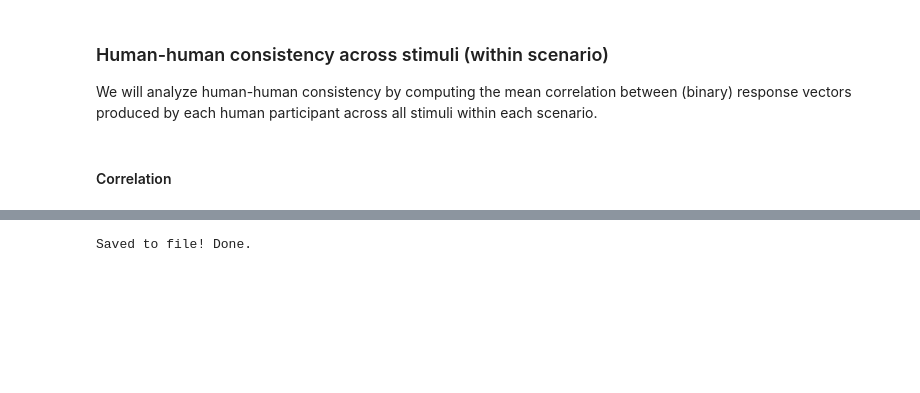
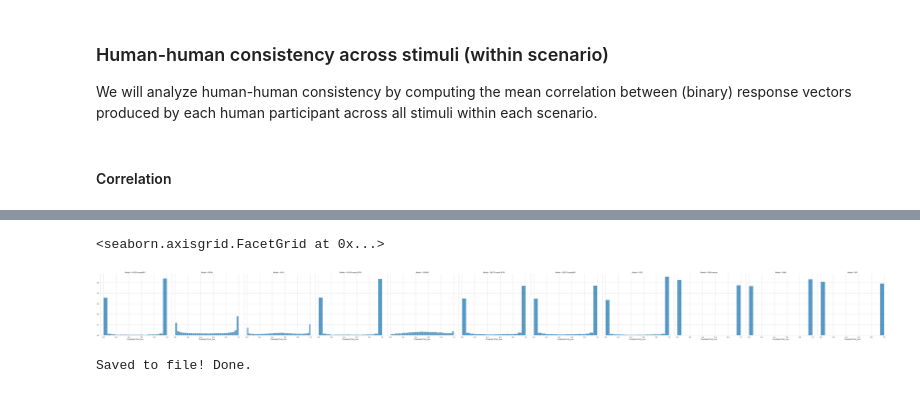
Before and after one commit to cogtoolslab/physics-benchmarking-neurips2021, a Jupyter notebook: analysis/summarize_human_model_behavior.ipynb, the cells around one changed output, grey strips where cells are left out. Saved outputs shown, nothing was run; the diff lists cells and outputs as text; code cells hidden in the pictures; blank space fills up the shorter version.

```diff
--- a/analysis/summarize_human_model_behavior.ipynb
+++ b/analysis/summarize_human_model_behavior.ipynb
@@ -345,3 +360,9 @@ We will analyze human-human consistency by computing the mean correlation betwee
+# %%
+g = sns.FacetGrid(MD,col="Model",height=10)
+g.map(sns.histplot, "Predicted Prob_true",stat="probability")
+# %% [output]
+<seaborn.axisgrid.FacetGrid at 0x...>
+[figure, added]
 # %%
 ## init human_boot_corr for plotting
 human_boot_corr = pd.DataFrame()
```
Also changed, not shown: parts of 12 cells of this notebook, 1 other file.
